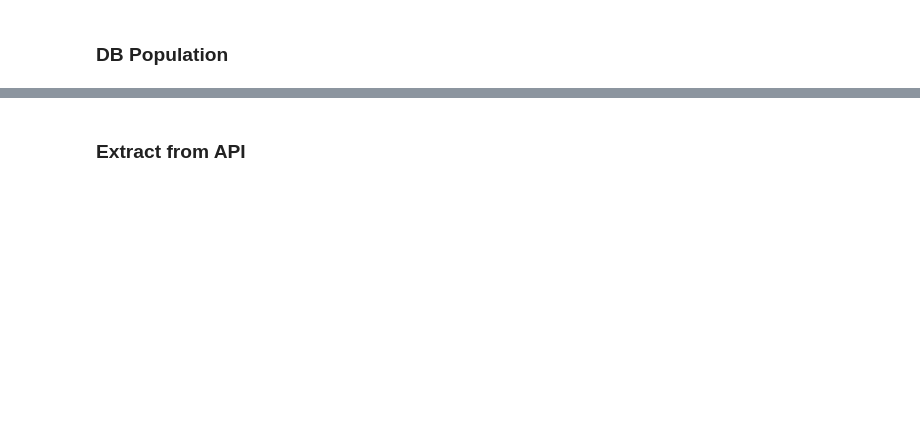
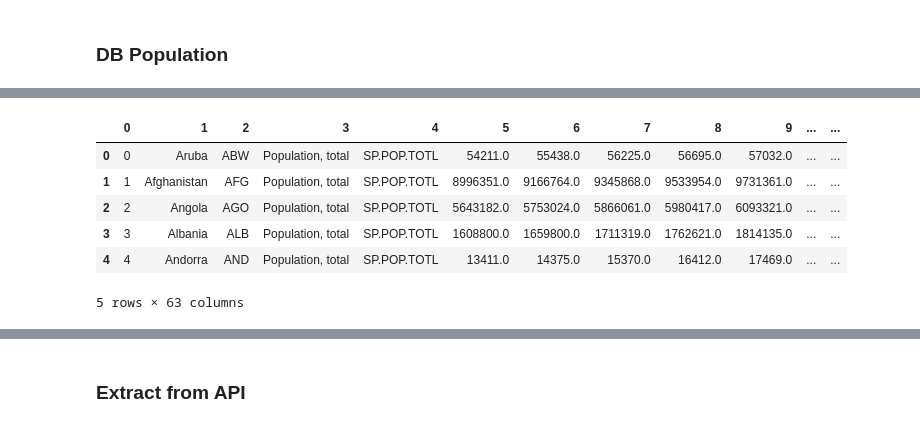
Before and after one commit to putridia/mini_project, a Jupyter notebook: app.ipynb, the cells around one changed output, grey strips where cells are left out. Saved outputs shown, nothing was run; the diff lists cells and outputs as text; code cells hidden in the pictures; blank space fills up the shorter version.

```diff
--- a/app.ipynb
+++ b/app.ipynb
@@ -254,0 +540,4 @@ pdb.isnull().sum()
+# %%
+# handle missing values
+pdb = pdb.dropna()
+pdb.isnull().sum()
@@ -254,0 +557,10 @@ pdb.isnull().sum()
+# %%
+pdb.head()
+# %% [output]
+|  | 0 | 1 | 2 | 3 | 4 | 5 | 6 | 7 | 8 | 9 | ... | ... |
+| 0 | 0 | Aruba | ABW | Population, total | SP.POP.TOTL | 54211.0 | 55438.0 | 56225.0 | 56695.0 | 57032.0 | ... | ... |
+| 1 | 1 | Afghanistan | AFG | Population, total | SP.POP.TOTL | 8996351.0 | 9166764.0 | 9345868.0 | 9533954.0 | 9731361.0 | ... | ... |
+| 2 | 2 | Angola | AGO | Population, total | SP.POP.TOTL | 5643182.0 | 5753024.0 | 5866061.0 | 5980417.0 | 6093321.0 | ... | ... |
+| 3 | 3 | Albania | ALB | Population, total | SP.POP.TOTL | 1608800.0 | 1659800.0 | 1711319.0 | 1762621.0 | 1814135.0 | ... | ... |
+| 4 | 4 | Andorra | AND | Population, total | SP.POP.TOTL | 13411.0 | 14375.0 | 15370.0 | 16412.0 | 17469.0 | ... | ... |
+5 rows × 63 columns
```
Also changed, not shown: parts of 58 cells of this notebook, 5 other files.
